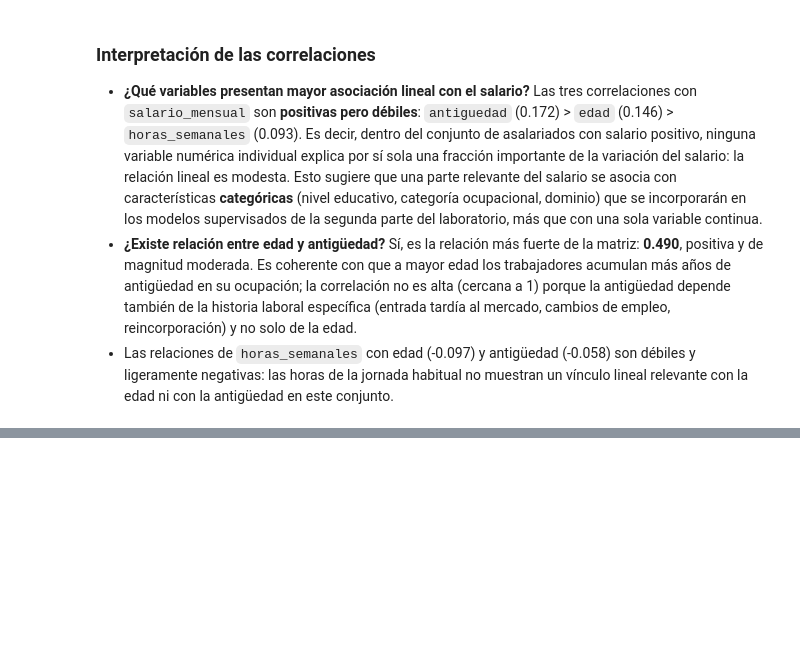
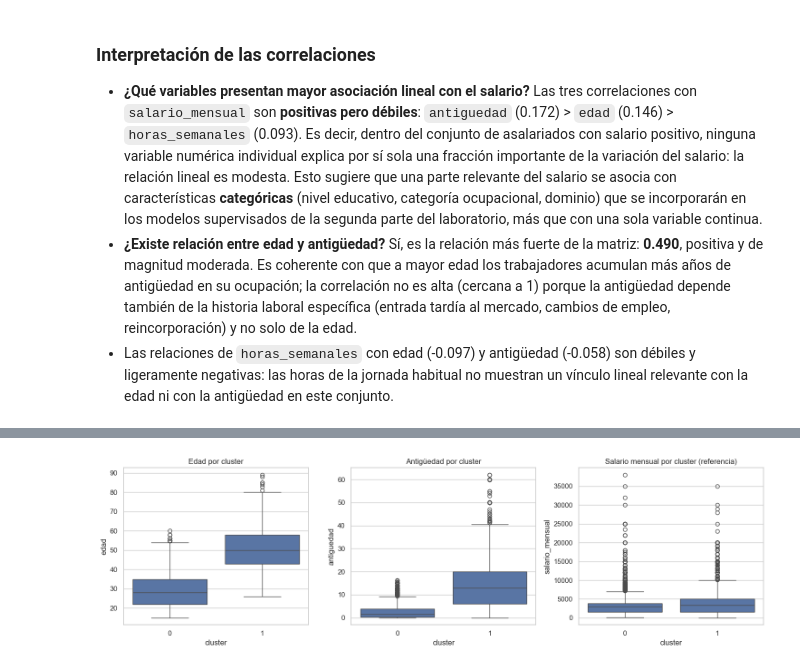
Before and after one commit to Ikeel04/Labs-DS, a Jupyter notebook: Lab7/Laboratorio_7_Spark_MLlib.ipynb, the cells around one changed output, grey strips where cells are left out. Drawn from its saved outputs; the diff is of its cells as text; code cells hidden in the pictures; blank space fills up the shorter version.

```diff
--- a/Lab7/Laboratorio_7_Spark_MLlib.ipynb
+++ b/Lab7/Laboratorio_7_Spark_MLlib.ipynb
@@ -761,0 +881,10 @@ horas_semanales    0.093
+# %%
+mejor_k = int(tabla_k_base.loc[tabla_k_base["silhouette"].idxmax(), "k"])
+print("Mejor K según silhouette:", mejor_k)
+
+kmeans_final = KMeans(featuresCol="features", predictionCol="cluster", k=mejor_k, seed=SEED)
+modelo_final = kmeans_final.fit(df_scaled_base)
+df_con_cluster = modelo_final.transform(df_scaled_base).persist()
+
+print("Tamaño de cada cluster:")
+df_con_cluster.groupBy("cluster").count().orderBy("cluster").show()
@@ -761,0 +945,16 @@ horas_semanales    0.093
+# %%
+muestra_plot = df_con_cluster.select(
+    "cluster", "edad", "antiguedad", "horas_semanales", "salario_mensual"
+).sample(fraction=min(1.0, 8000 / df_con_cluster.count()), seed=SEED).toPandas()
+
+fig, axes = plt.subplots(1, 3, figsize=(15, 4.5))
+sns.boxplot(data=muestra_plot, x="cluster", y="edad", ax=axes[0])
+axes[0].set_title("Edad por cluster")
+sns.boxplot(data=muestra_plot, x="cluster", y="antiguedad", ax=axes[1])
+axes[1].set_title("Antigüedad por cluster")
+sns.boxplot(data=muestra_plot, x="cluster", y="salario_mensual", ax=axes[2])
+axes[2].set_title("Salario mensual por cluster (referencia)")
+plt.tight_layout()
+plt.show()
+# %% [output]
+[figure, added]
```
Also changed, not shown: parts of 23 cells of this notebook.
